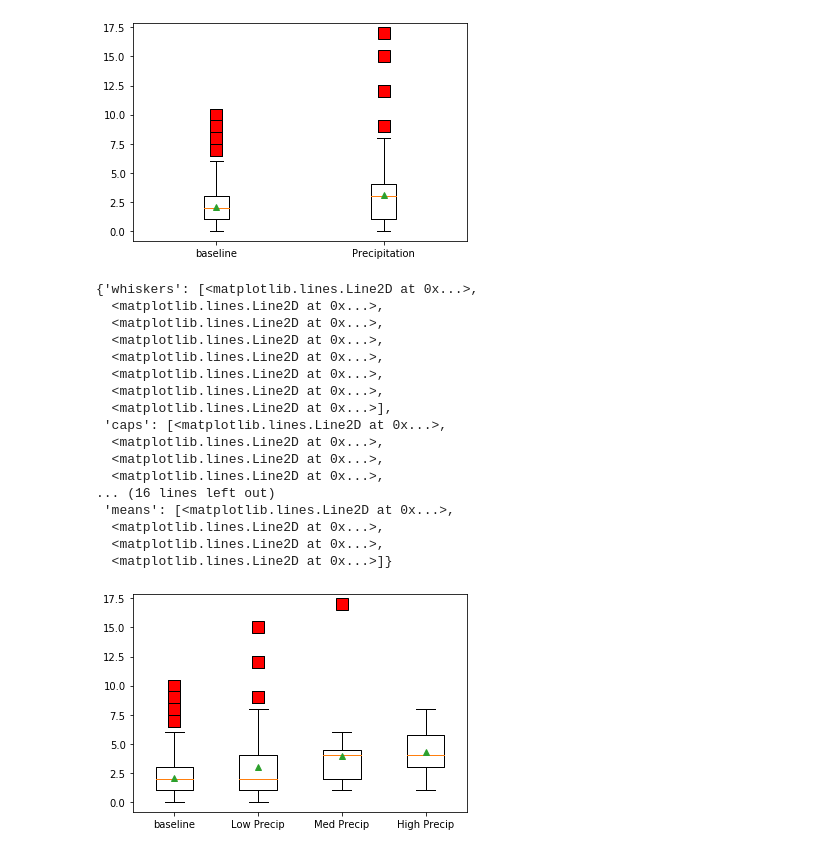
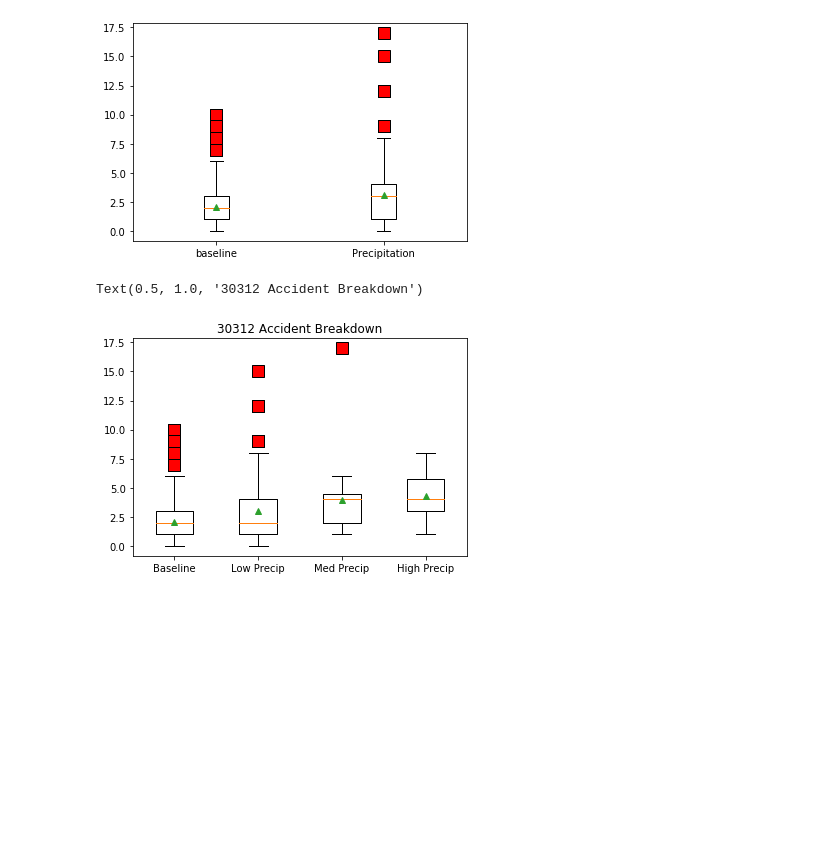
Before and after one commit to alexcaughman/iteration_station, a Jupyter notebook: Analysis_AP_7_4_20.ipynb, the cells around one changed output. Cells and saved outputs as stored; diff of their text form; code cells hidden in the pictures; blank space fills up the shorter version.

Commit message:
boxplots and marker map

```diff
--- a/Analysis_AP_7_4_20.ipynb
+++ b/Analysis_AP_7_4_20.ipynb
@@ -23,3 +9,26 @@ zip_30312_df
+# %%
+#read in all zipcode csvs
+Csvpath1 = "30312_weather_traffic_FINAL.csv"
+Csvpath2 = "30339_weather_traffic_FINAL.csv"
+Csvpath3 = "30331_weather_traffic_FINAL.csv"
+Csvpath4 = "30315_weather_traffic_FINAL.csv"
+Csvpath5 = "30309_weather_traffic_FINAL.csv"
+Csvpath6 = "30340_weather_traffic_FINAL.csv"
+Csvpath7 = "30308_weather_traffic_FINAL.csv"
+Csvpath8 = "30324_weather_traffic_FINAL.csv"
+Csvpath9 = "30342_weather_traffic_FINAL.csv"
+Csvpath10 ="30318_weather_traffic_FINAL.csv"
+
+zip_30312_df = pd.read_csv(Csvpath1)
+zip_30339_df = pd.read_csv(Csvpath2)
+zip_30331_df = pd.read_csv(Csvpath3)
+zip_30315_df = pd.read_csv(Csvpath4)
+zip_30309_df = pd.read_csv(Csvpath5)
+zip_30340_df = pd.read_csv(Csvpath6)
+zip_30308_df = pd.read_csv(Csvpath7)
+zip_30324_df = pd.read_csv(Csvpath8)
+zip_30342_df = pd.read_csv(Csvpath9)
+zip_30318_df = pd.read_csv(Csvpath10)
 # %%
 zip_30312_df_reduced = zip_30312_df.loc[(zip_30312_df["Precipitation"]>0),:]
 zip_30312_df_reduced
@@ -118,31 +127,20 @@ plt.boxplot ([x2,x3], labels = ['baseline','Precipitation'], flierprops = flierp
   <matplotlib.lines.Line2D at 0x...>]}
 [figure]
 # %%
-low_precip = zip_30312_df_reduced.loc[zip_30312_df_reduced["Precipitation"]<1,:]
-med_precip = zip_30312_df_reduced.loc[(zip_30312_df_reduced["Precipitation"]>1)
-                                      &(zip_30312_df_reduced["Precipitation"]<2),:]
-high_precip = zip_30312_df_reduced.loc[zip_30312_df_reduced["Precipitation"]>2,:]
-x4 = low_precip["Accident_ct"]
-x5 = med_precip["Accident_ct"]
-x6 = high_precip["Accident_ct"]
+#30312 boxplots
+zip_30312_df_baseline = zip_30312_df.loc[(zip_30312_df["Precipitation"]==0),:]
+low_precip_30312 = zip_30312_df_reduced.loc[zip_30312_df_reduced["Precipitation"]<1,:]
+med_precip_30312 = zip_30312_df_reduced.loc[(zip_30312_df_reduced["Precipitation"]>1)
+                                  &(zip_30312_df_reduced["Precipitation"]<2),:]
+high_precip_30312 = zip_30312_df_reduced.loc[zip_30312_df_reduced["Precipitation"]>2,:]
+
+x1_30312 = zip_30312_df_baseline["Accident_ct"]
+x2_30312 = low_precip_30312["Accident_ct"]
+x3_30312 = med_precip_30312["Accident_ct"]
+x4_30312 = high_precip_30312["Accident_ct"]
 flierprops = dict(marker='s', markerfacecolor='red', markersize=12)
-plt.boxplot ([x2,x4,x5,x6], labels = ['baseline','Low Precip','Med Precip','High Precip'], flierprops = flierprops, showmeans=True)
+plt.boxplot ([x1_30312,x2_30312,x3_30312,x4_30312], labels = ['Baseline','Low Precip','Med Precip','High Precip'], flierprops = flierprops, showmeans=True)
+plt.title("30312 Accident Breakdown")
 # %% [output]
-{'whiskers': [<matplotlib.lines.Line2D at 0x...>,
-  <matplotlib.lines.Line2D at 0x...>,
-  <matplotlib.lines.Line2D at 0x...>,
-  <matplotlib.lines.Line2D at 0x...>,
-  <matplotlib.lines.Line2D at 0x...>,
-  <matplotlib.lines.Line2D at 0x...>,
-  <matplotlib.lines.Line2D at 0x...>,
-  <matplotlib.lines.Line2D at 0x...>],
- 'caps': [<matplotlib.lines.Line2D at 0x...>,
-  <matplotlib.lines.Line2D at 0x...>,
-  <matplotlib.lines.Line2D at 0x...>,
-  <matplotlib.lines.Line2D at 0x...>,
-... (16 lines left out)
- 'means': [<matplotlib.lines.Line2D at 0x...>,
-  <matplotlib.lines.Line2D at 0x...>,
-  <matplotlib.lines.Line2D at 0x...>,
-  <matplotlib.lines.Line2D at 0x...>]}
+Text(0.5, 1.0, '30312 Accident Breakdown')
-[figure, old version]
+[figure, new version]
```
Also changed, not shown: parts of 12 cells of this notebook.
